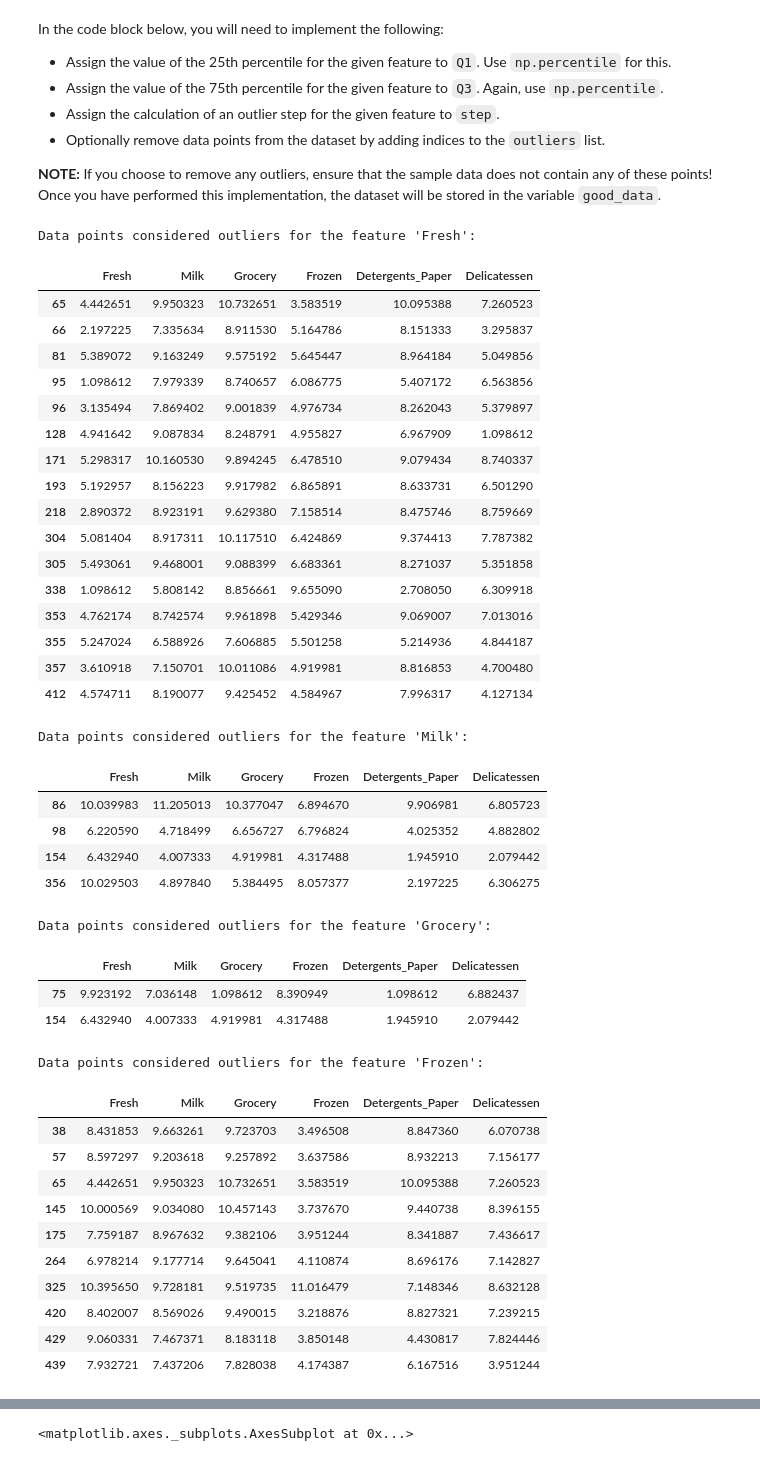
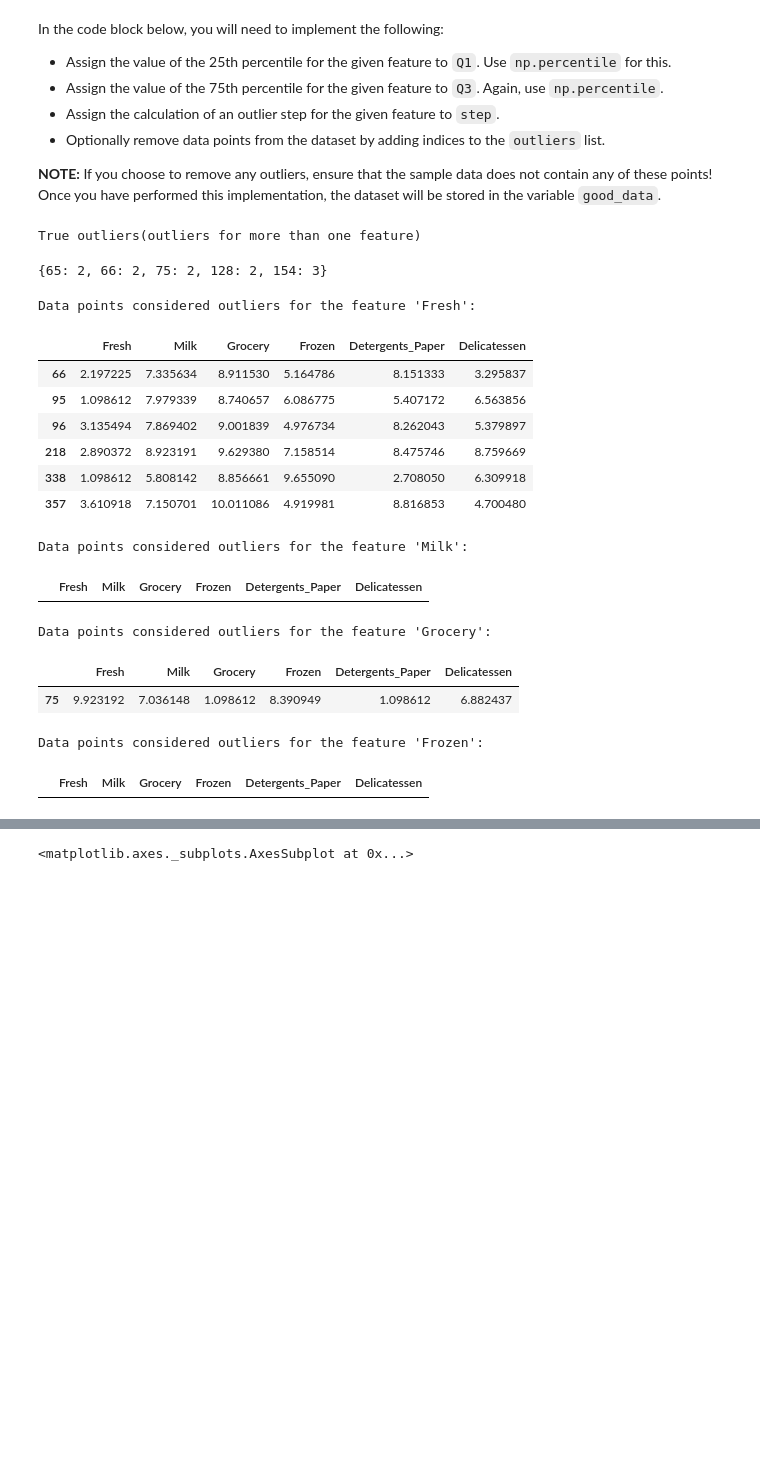
Before and after one commit to Arshad-Burhan/Customer_segments, a Jupyter notebook: customer_segments.ipynb, the cells around one changed output, grey strips where cells are left out. Saved outputs shown, nothing was run; the diff lists cells and outputs as text; code cells hidden in the pictures; blank space fills up the shorter version.

```diff
--- a/customer_segments.ipynb
+++ b/customer_segments.ipynb
@@ -230,64 +229,62 @@ In the code block below, you will need to implement the following:
 Once you have performed this implementation, the dataset will be stored in the variable `good_data`.
 # %%
 # For each feature find the data points with extreme high or low values
-for feature in log_data.keys():
 
-    # TODO: Calculate Q1 (25th percentile of the data) for the given feature
-    Q1 = np.percentile(log_data[feature], 25, interpolation ='linear')
+def find_outliers(step_factor, view):
+    outliers = []
+    for feature in log_data.keys():
 
-    # TODO: Calculate Q3 (75th percentile of the data) for the given feature
-    Q3 = np.percentile(log_data[feature], 75, interpolation ='linear')
+         # TODO: Calculate Q1 (25th percentile of the data) for the given feature
+        Q1 = np.percentile(log_data[feature], 25, interpolation ='linear')
 
-    # TODO: Use the interquartile range to calculate an outlier step (1.5 times the interquartile range)
-    step = 1.5 * (Q3 - Q1)
+         # TODO: Calculate Q3 (75th percentile of the data) for the given feature
+        Q3 = np.percentile(log_data[feature], 75, interpolation ='linear')
 
-    # Display the outliers
-    print "Data points considered outliers for the feature '{}':".format(feature)
-    display(log_data[~((log_data[feature] >= Q1 - step) & (log_data[feature] <= Q3 + step))])
+         # TODO: Use the interquartile range to calculate an outlier step (1.5 times the interquartile range)
+        step = step_factor * (Q3 - Q1)
+
+         # Display the outliers
+        if view :
+            print "Data points considered outliers for the feature '{}':".format(feature)
+            display(log_data[~((log_data[feature] >= Q1 - step) & (log_data[feature] <= Q3 + step))])
+        outliers = outliers + log_data[~((log_data[feature] >= Q1 - step) & (log_data[feature] <= Q3 + step))].index.tolist()
+    return outliers
+#Outliers for more than one feature with step = 1.5 * IQR
+from collections import Counter
+all_outliers = find_outliers(1.5, False)
+num = Counter(all_outliers)
+true_outliers = {k:v for (k,v) in num.items() if v > 1}
+print "True outliers(outliers for more than one feature)"
+display(true_outliers)
+
+#outliers with step = 2.5 *IQR (extreme outliers)
+extreme_outliers = find_outliers(2.5, True)
+print "extreme outliers(step = 2.5 * IQR)"
+display(extreme_outliers)
 
 # OPTIONAL: Select the indices for data points you wish to remove
-outliers  = [66,95,218,338,75,109,128,142,187,96,357,154,233,65]
+# removing extreme and true outliers
+outliers_toremove = list(set(extreme_outliers+true_outliers.keys()))
+print "Outliers to remove"
+display(outliers_toremove)
 
 # Remove the outliers, if any were specified
-good_data = log_data.drop(log_data.index[outliers]).reset_index(drop = True)
+good_data = log_data.drop(log_data.index[outliers_toremove]).reset_index(drop = True)
 # %% [output]
-Data points considered outliers for the feature 'Fresh':
+True outliers(outliers for more than one feature)
+{65: 2, 66: 2, 75: 2, 128: 2, 154: 3}
+Data points considered outliers for the feature 'Fresh':
 |  | Fresh | Milk | Grocery | Frozen | Detergents_Paper | Delicatessen |
-| 65 | 4.442651 | 9.950323 | 10.732651 | 3.583519 | 10.095388 | 7.260523 |
 | 66 | 2.197225 | 7.335634 | 8.911530 | 5.164786 | 8.151333 | 3.295837 |
-| 81 | 5.389072 | 9.163249 | 9.575192 | 5.645447 | 8.964184 | 5.049856 |
 | 95 | 1.098612 | 7.979339 | 8.740657 | 6.086775 | 5.407172 | 6.563856 |
 | 96 | 3.135494 | 7.869402 | 9.001839 | 4.976734 | 8.262043 | 5.379897 |
-| 128 | 4.941642 | 9.087834 | 8.248791 | 4.955827 | 6.967909 | 1.098612 |
-| 171 | 5.298317 | 10.160530 | 9.894245 | 6.478510 | 9.079434 | 8.740337 |
-| 193 | 5.192957 | 8.156223 | 9.917982 | 6.865891 | 8.633731 | 6.501290 |
 | 218 | 2.890372 | 8.923191 | 9.629380 | 7.158514 | 8.475746 | 8.759669 |
-| 304 | 5.081404 | 8.917311 | 10.117510 | 6.424869 | 9.374413 | 7.787382 |
-| 305 | 5.493061 | 9.468001 | 9.088399 | 6.683361 | 8.271037 | 5.351858 |
 | 338 | 1.098612 | 5.808142 | 8.856661 | 9.655090 | 2.708050 | 6.309918 |
-| 353 | 4.762174 | 8.742574 | 9.961898 | 5.429346 | 9.069007 | 7.013016 |
-| 355 | 5.247024 | 6.588926 | 7.606885 | 5.501258 | 5.214936 | 4.844187 |
 | 357 | 3.610918 | 7.150701 | 10.011086 | 4.919981 | 8.816853 | 4.700480 |
-| 412 | 4.574711 | 8.190077 | 9.425452 | 4.584967 | 7.996317 | 4.127134 |
-Data points considered outliers for the feature 'Milk':
+Data points considered outliers for the feature 'Milk':
 |  | Fresh | Milk | Grocery | Frozen | Detergents_Paper | Delicatessen |
-| 86 | 10.039983 | 11.205013 | 10.377047 | 6.894670 | 9.906981 | 6.805723 |
-| 98 | 6.220590 | 4.718499 | 6.656727 | 6.796824 | 4.025352 | 4.882802 |
-| 154 | 6.432940 | 4.007333 | 4.919981 | 4.317488 | 1.945910 | 2.079442 |
-| 356 | 10.029503 | 4.897840 | 5.384495 | 8.057377 | 2.197225 | 6.306275 |
-Data points considered outliers for the feature 'Grocery':
+Data points considered outliers for the feature 'Grocery':
 |  | Fresh | Milk | Grocery | Frozen | Detergents_Paper | Delicatessen |
 | 75 | 9.923192 | 7.036148 | 1.098612 | 8.390949 | 1.098612 | 6.882437 |
-| 154 | 6.432940 | 4.007333 | 4.919981 | 4.317488 | 1.945910 | 2.079442 |
-Data points considered outliers for the feature 'Frozen':
+Data points considered outliers for the feature 'Frozen':
 |  | Fresh | Milk | Grocery | Frozen | Detergents_Paper | Delicatessen |
-| 38 | 8.431853 | 9.663261 | 9.723703 | 3.496508 | 8.847360 | 6.070738 |
-| 57 | 8.597297 | 9.203618 | 9.257892 | 3.637586 | 8.932213 | 7.156177 |
-| 65 | 4.442651 | 9.950323 | 10.732651 | 3.583519 | 10.095388 | 7.260523 |
-| 145 | 10.000569 | 9.034080 | 10.457143 | 3.737670 | 9.440738 | 8.396155 |
-| 175 | 7.759187 | 8.967632 | 9.382106 | 3.951244 | 8.341887 | 7.436617 |
-| 264 | 6.978214 | 9.177714 | 9.645041 | 4.110874 | 8.696176 | 7.142827 |
-| 325 | 10.395650 | 9.728181 | 9.519735 | 11.016479 | 7.148346 | 8.632128 |
-| 420 | 8.402007 | 8.569026 | 9.490015 | 3.218876 | 8.827321 | 7.239215 |
-| 429 | 9.060331 | 7.467371 | 8.183118 | 3.850148 | 4.430817 | 7.824446 |
-| 439 | 7.932721 | 7.437206 | 7.828038 | 4.174387 | 6.167516 | 3.951244 |
```
Also changed, not shown: parts of 10 cells of this notebook, 1 other file.
